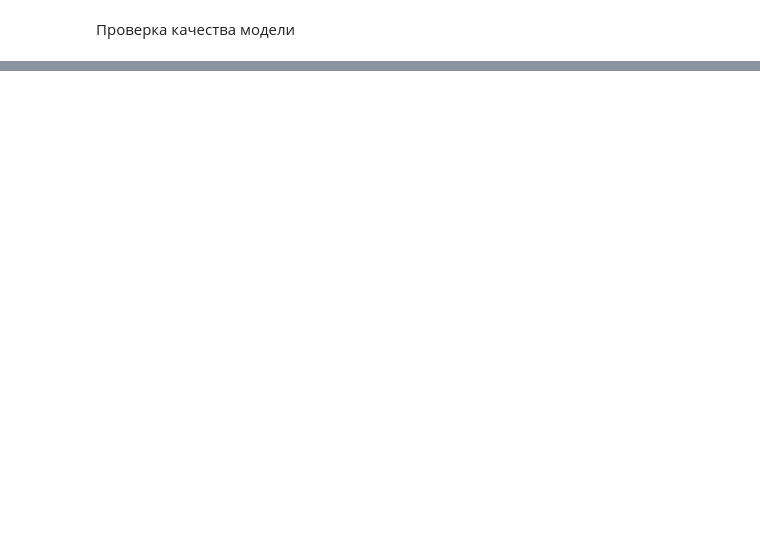
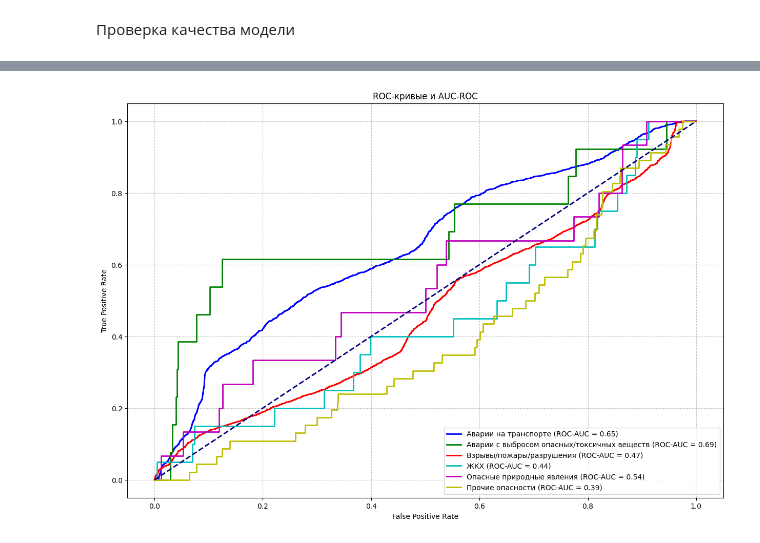
Before and after one commit to DimkKozhem/Forecasting-the-dangers-and-risks-of-the-Perm-Region, a Jupyter notebook: MSHS_RNN_perm.ipynb, the cells around one changed output, grey strips where cells are left out. Saved outputs shown, nothing was run; the diff lists cells and outputs as text; code cells hidden in the pictures; blank space fills up the shorter version.

```diff
--- a/MSHS_RNN_perm.ipynb
+++ b/MSHS_RNN_perm.ipynb
@@ -1440,22 +1333,24 @@ df_pred
 # %%
 import matplotlib.pyplot as plt
 from sklearn.metrics import roc_curve, roc_auc_score
 
-plt.figure(figsize=(12, 8))
+plt.figure(figsize=(15, 10))
 colors = ['b', 'g', 'r', 'c', 'm', 'y']
 
 for i, target in enumerate(y):
     fpr, tpr, thresholds = roc_curve(data_test[target], df_pred[target])
     auc = roc_auc_score(data_test[target], df_pred[target])
     plt.plot(fpr, tpr, lw=2, color=colors[i], label='%s (ROC-AUC = %0.2f)' % (target, auc))
 
 plt.plot([0, 1], [0, 1], color='navy', lw=2, linestyle='--')
 plt.xlabel('False Positive Rate')
 plt.ylabel('True Positive Rate')
 plt.title('ROC-кривые и AUC-ROC')
 plt.legend(loc="lower right")
 
 # Добавим сетку для лучшей читаемости
 plt.grid(True, linestyle='--', alpha=0.7)
 
 plt.show()
+# %% [output]
+[figure, added]
```
Also changed, not shown: parts of 10 cells of this notebook.
